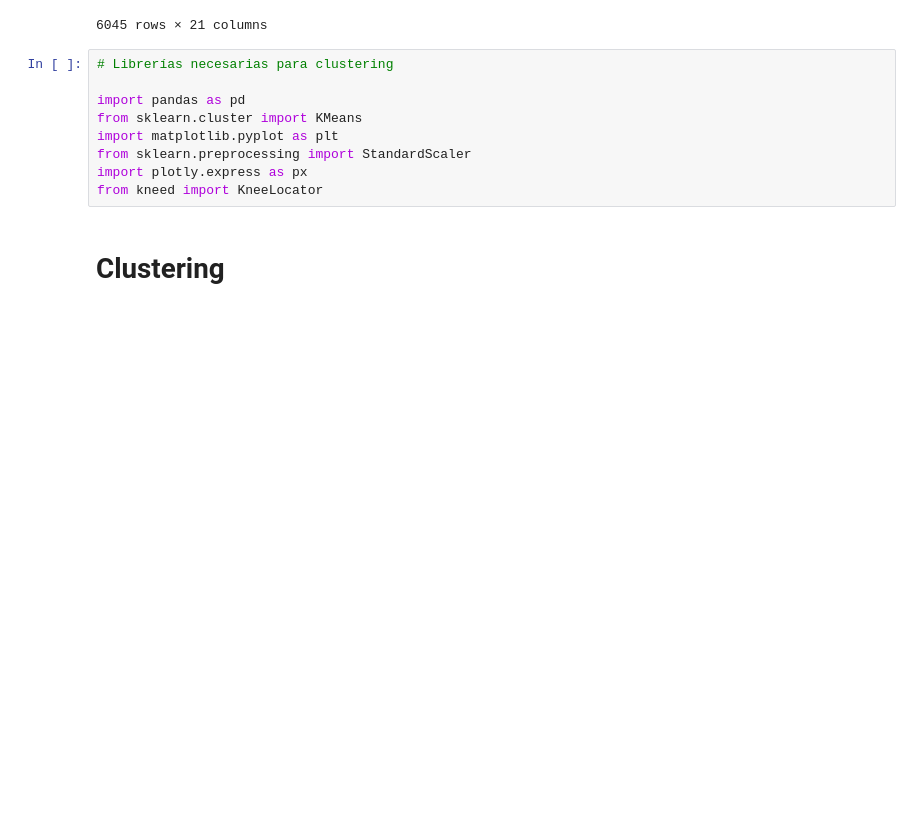
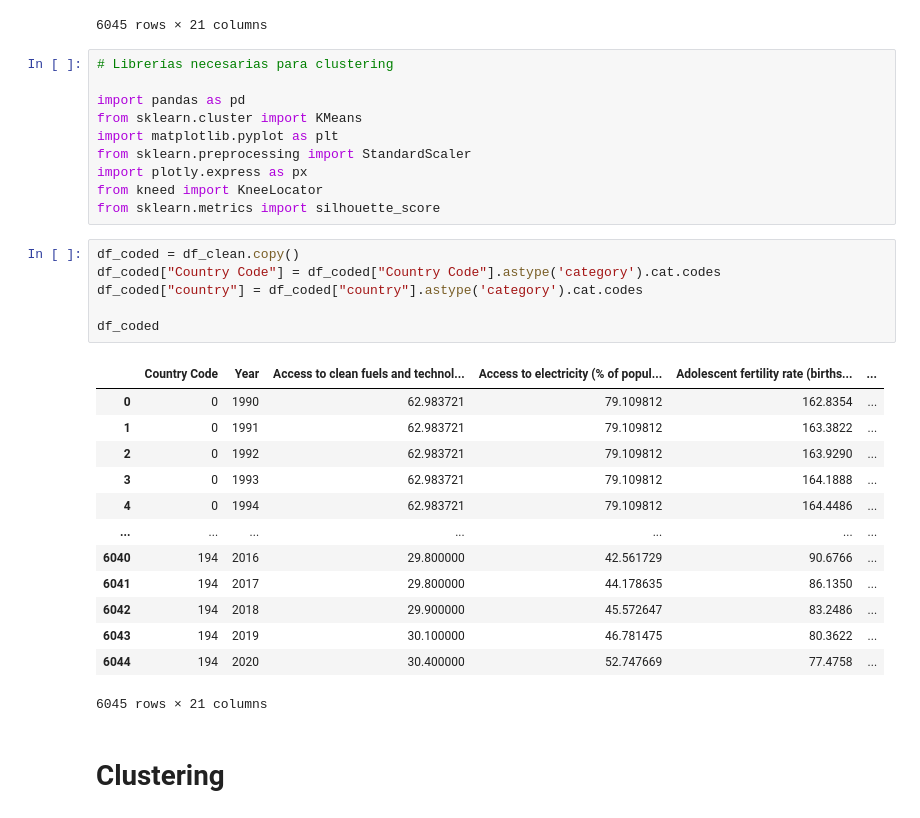
Before and after one commit to Aq202/uvg_mineria_proyecto1, a Jupyter notebook: entrega final/clusters.ipynb, the cells around one changed output. Drawn from its saved outputs; the diff is of its cells as text; blank space fills up the shorter version.

```diff
--- a/entrega final/clusters.ipynb
+++ b/entrega final/clusters.ipynb
@@ -150,6 +150,27 @@ import matplotlib.pyplot as plt
 from sklearn.preprocessing import StandardScaler
 import plotly.express as px
 from kneed import KneeLocator
+from sklearn.metrics import silhouette_score
+# %%
+df_coded = df_clean.copy()
+df_coded["Country Code"] = df_coded["Country Code"].astype('category').cat.codes
+df_coded["country"] = df_coded["country"].astype('category').cat.codes
+
+df_coded
+# %% [output]
+|  | Country Code | Year | Access to clean fuels and technol... | Access to electricity (% of popul... | Adolescent fertility rate (births... | ... |
+| 0 | 0 | 1990 | 62.983721 | 79.109812 | 162.8354 | ... |
+| 1 | 0 | 1991 | 62.983721 | 79.109812 | 163.3822 | ... |
+| 2 | 0 | 1992 | 62.983721 | 79.109812 | 163.9290 | ... |
+| 3 | 0 | 1993 | 62.983721 | 79.109812 | 164.1888 | ... |
+| 4 | 0 | 1994 | 62.983721 | 79.109812 | 164.4486 | ... |
+| ... | ... | ... | ... | ... | ... | ... |
+| 6040 | 194 | 2016 | 29.800000 | 42.561729 | 90.6766 | ... |
+| 6041 | 194 | 2017 | 29.800000 | 44.178635 | 86.1350 | ... |
+| 6042 | 194 | 2018 | 29.900000 | 45.572647 | 83.2486 | ... |
+| 6043 | 194 | 2019 | 30.100000 | 46.781475 | 80.3622 | ... |
+| 6044 | 194 | 2020 | 30.400000 | 52.747669 | 77.4758 | ... |
+6045 rows × 21 columns
 # %% [markdown]
 # Clustering
 # %%
```
Also changed, not shown: parts of 29 cells of this notebook.
